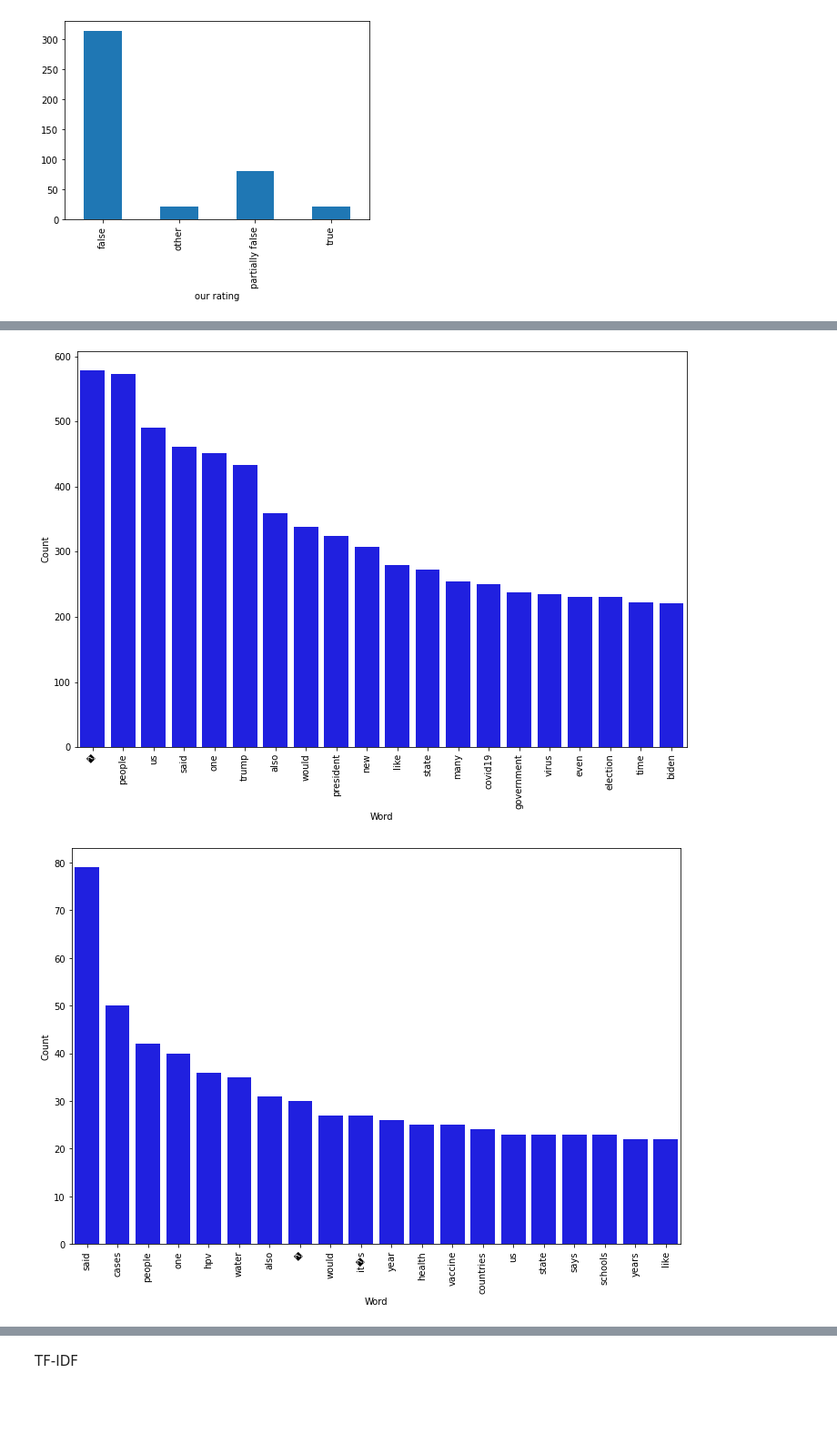
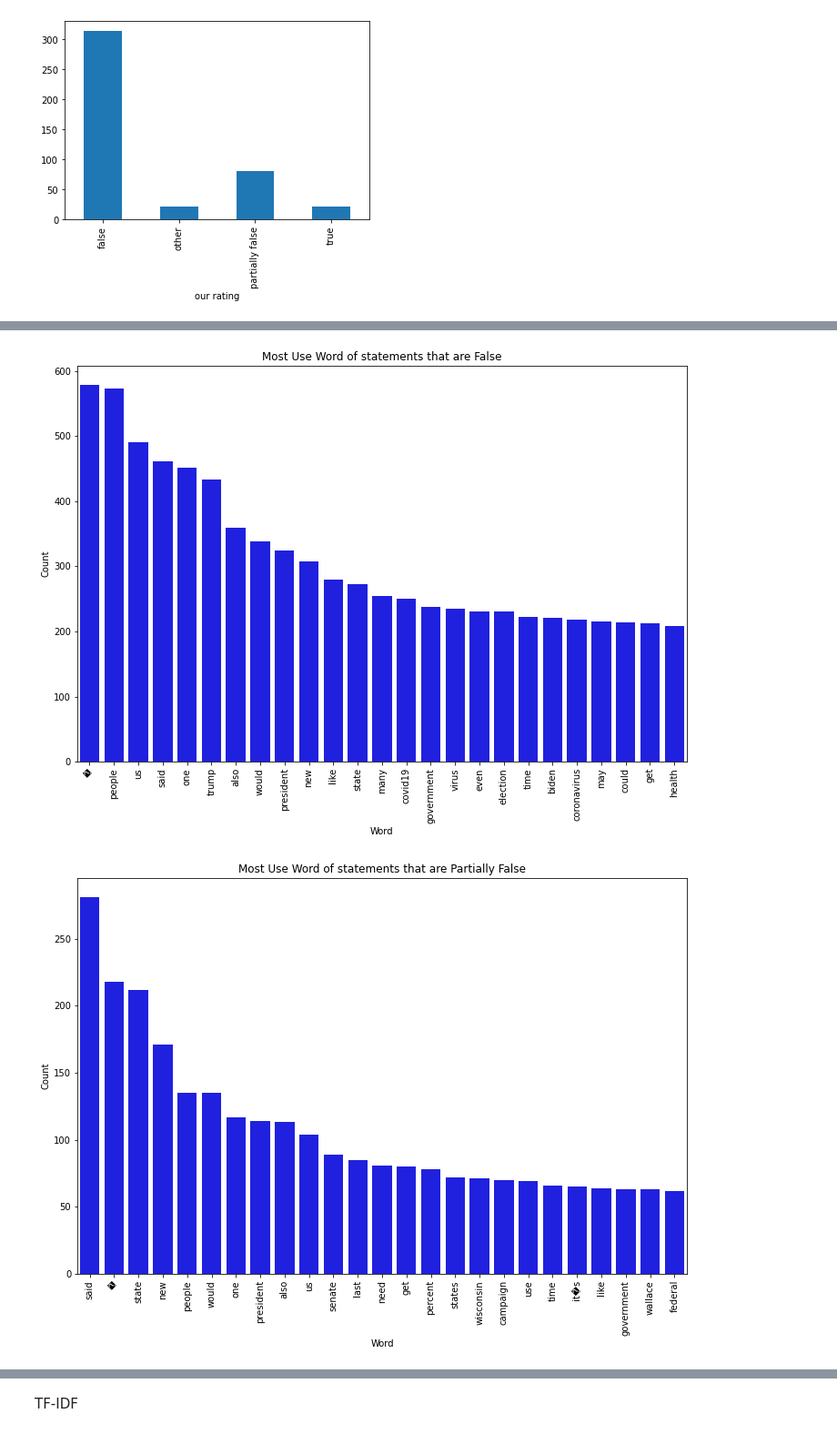
Before and after one commit to SaifuddinGsohan/CLEF2021, a Jupyter notebook: task3/FND DA.ipynb, the cells around one changed output, grey strips where cells are left out. Shown at 91% size. Cells and saved outputs as stored; diff of their text form; code cells hidden in the pictures; blank space fills up the shorter version.

Commit message:
Update DA 'Word Only Use'

```diff
--- a/task3/FND DA.ipynb
+++ b/task3/FND DA.ipynb
@@ -264,7 +264,7 @@ plt.show()
 # %%
 from nltk import tokenize
 token_space = tokenize.WhitespaceTokenizer()
-def counter(text, column_text, quantity):
+def counter(text, column_text, quantity, title):
     all_words = ' '.join([text for text in text[column_text]])
     token_phrase = token_space.tokenize(all_words)
     frequency = nltk.FreqDist(token_phrase)
@@ -275,4 +275,6 @@ def counter(text, column_text, quantity):
     ax = sns.barplot(data = df_frequency, x = "Word", y = "Frequency", color = 'blue')
     ax.set(ylabel = "Count")
     plt.xticks(rotation='vertical')
+    plt.title("Most Use Word of statements that are " + title)
     plt.show()
+    return df_frequency
@@ -279,8 +285,8 @@ def counter(text, column_text, quantity):
 # %%
-counter(data[data['our rating'] == 'false'], 'text', 20)
+all_false_word = counter(data[data['our rating'] == 'false'], 'text', 25, 'False')
 # %% [output]
-[figure, old version]
+[figure, new version]
 # %%
-counter(data[data['our rating'] == 'true'], 'text', 20)
+all_partially_false_word = counter(data[data['our rating'] == 'partially false'], 'text', 25, 'Partially False')
 # %% [output]
-[figure, old version]
+[figure, new version]
```
Also changed, not shown: parts of 8 cells of this notebook.
